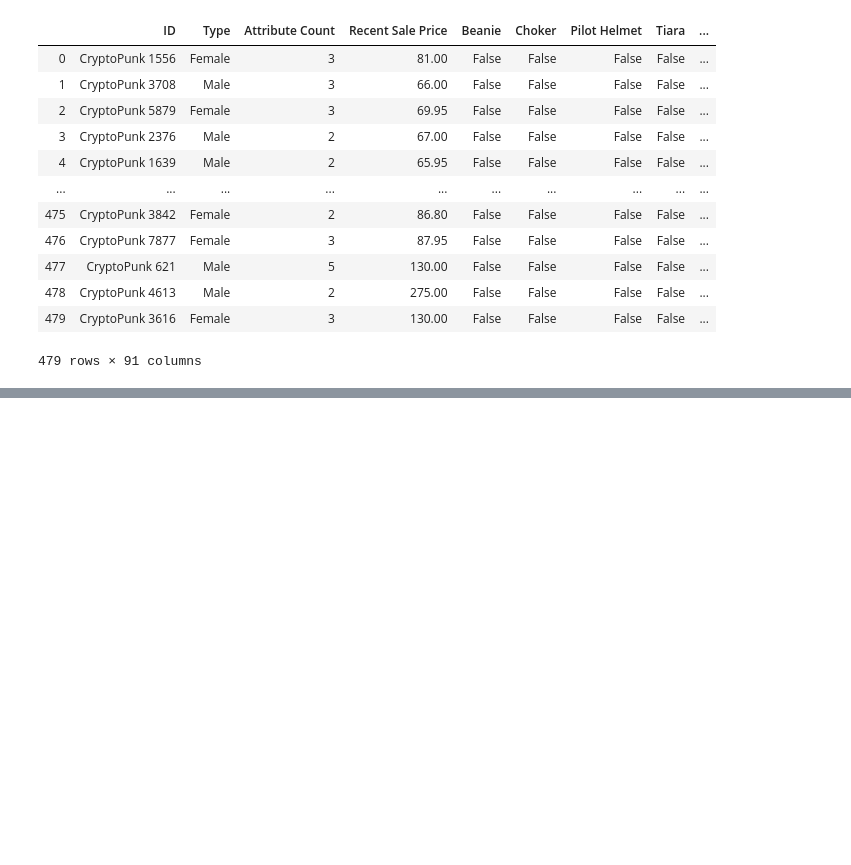
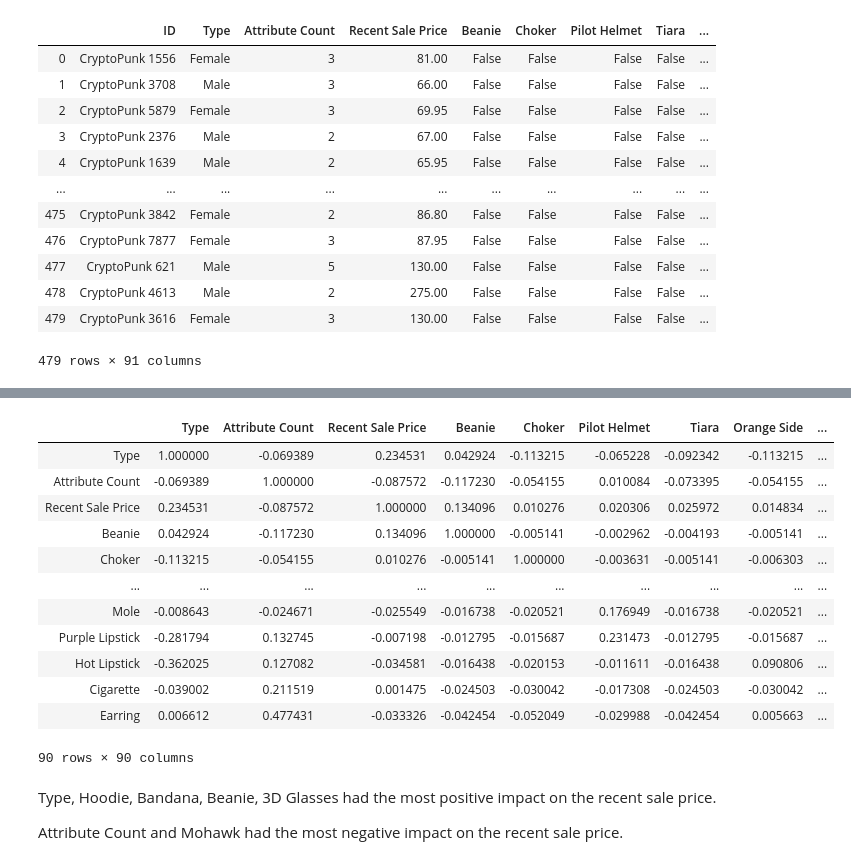
Before and after one commit to fahimahmedx/cryptopunks, a Jupyter notebook: analysis.ipynb, the cells around one changed output, grey strips where cells are left out. Cells and saved outputs as stored; diff of their text form; code cells hidden in the pictures; blank space fills up the shorter version.

```diff
--- a/analysis.ipynb
+++ b/analysis.ipynb
@@ -142,0 +176,4 @@ df
+# %%
+correlation_df = correlation_df.astype(np.float64)
+
+correlation_df.dtypes
@@ -142,0 +193,21 @@ df
+# %%
+pd.set_option('display.max_columns', None)
+correlation_df.corr(method ='pearson')
+# %% [output]
+|  | Type | Attribute Count | Recent Sale Price | Beanie | Choker | Pilot Helmet | Tiara | Orange Side | ... |
+| Type | 1.000000 | -0.069389 | 0.234531 | 0.042924 | -0.113215 | -0.065228 | -0.092342 | -0.113215 | ... |
+| Attribute Count | -0.069389 | 1.000000 | -0.087572 | -0.117230 | -0.054155 | 0.010084 | -0.073395 | -0.054155 | ... |
+| Recent Sale Price | 0.234531 | -0.087572 | 1.000000 | 0.134096 | 0.010276 | 0.020306 | 0.025972 | 0.014834 | ... |
+| Beanie | 0.042924 | -0.117230 | 0.134096 | 1.000000 | -0.005141 | -0.002962 | -0.004193 | -0.005141 | ... |
+| Choker | -0.113215 | -0.054155 | 0.010276 | -0.005141 | 1.000000 | -0.003631 | -0.005141 | -0.006303 | ... |
+| ... | ... | ... | ... | ... | ... | ... | ... | ... | ... |
+| Mole | -0.008643 | -0.024671 | -0.025549 | -0.016738 | -0.020521 | 0.176949 | -0.016738 | -0.020521 | ... |
+| Purple Lipstick | -0.281794 | 0.132745 | -0.007198 | -0.012795 | -0.015687 | 0.231473 | -0.012795 | -0.015687 | ... |
+| Hot Lipstick | -0.362025 | 0.127082 | -0.034581 | -0.016438 | -0.020153 | -0.011611 | -0.016438 | 0.090806 | ... |
+| Cigarette | -0.039002 | 0.211519 | 0.001475 | -0.024503 | -0.030042 | -0.017308 | -0.024503 | -0.030042 | ... |
+| Earring | 0.006612 | 0.477431 | -0.033326 | -0.042454 | -0.052049 | -0.029988 | -0.042454 | 0.005663 | ... |
+90 rows × 90 columns
+# %% [markdown]
+Type, Hoodie, Bandana, Beanie, 3D Glasses had the most positive impact on the recent sale price.
+
+Attribute Count and Mohawk had the most negative impact on the recent sale price.
```
Also changed, not shown: parts of 4 cells of this notebook.
